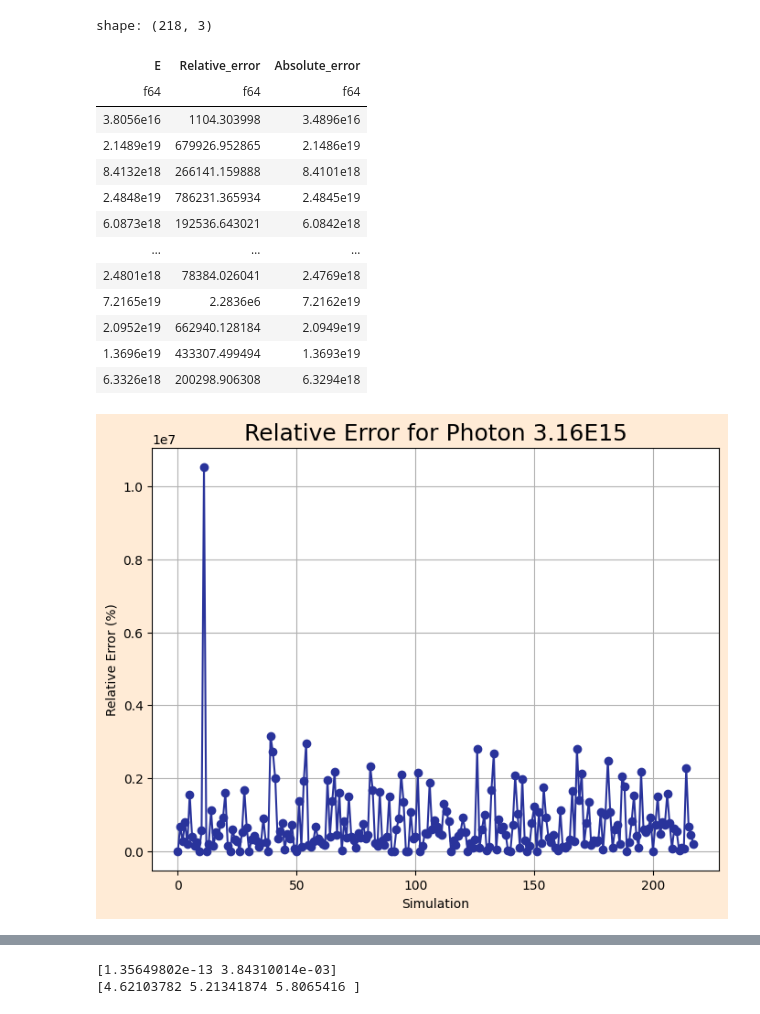
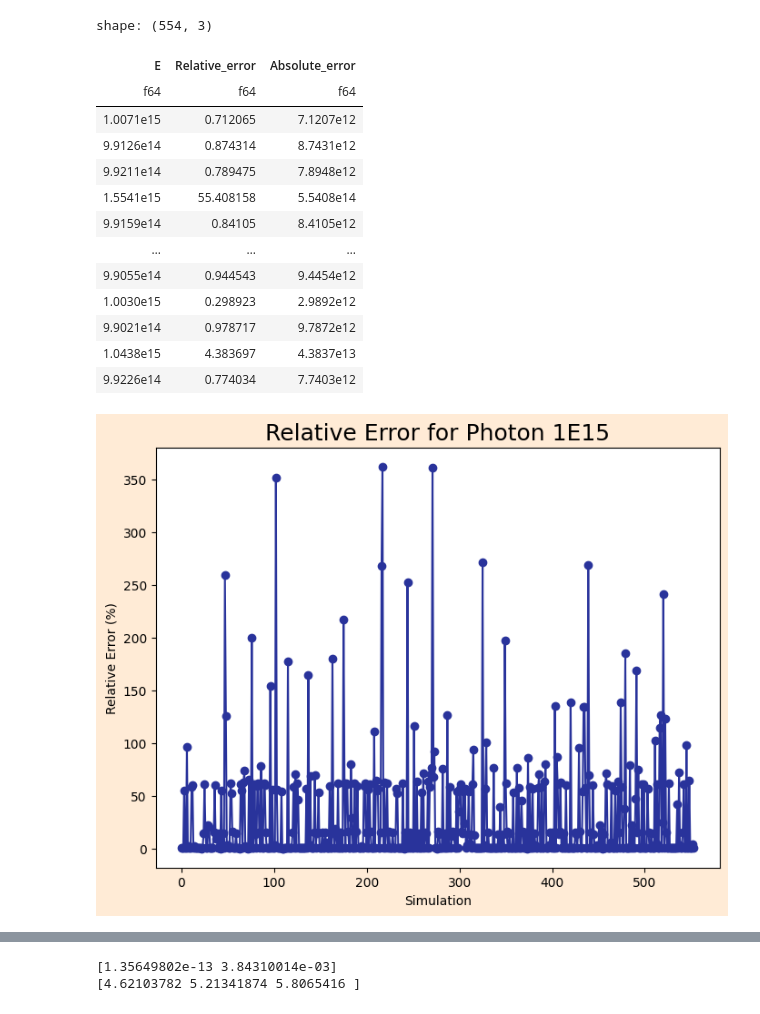
Before and after one commit to lucas-orfei/mestrado, a Jupyter notebook: array_3det.ipynb, the cells around one changed output, grey strips where cells are left out. Cells and saved outputs as stored; diff of their text form; code cells hidden in the pictures.

```diff
--- a/array_3det.ipynb
+++ b/array_3det.ipynb
@@ -110,8 +109,8 @@ name
 # %%
 # Posição dos tanques
-x1 = [0,346]
-x2 = [-400,-346]
-x3 = [400,-346]
+x1 = [0, 800/np.sqrt(3)]
+x2 = [-400, -400/np.sqrt(3)]
+x3 = [400, -400/np.sqrt(3)]
 
 # Distância dos tanques em relação ao centro
 r1 = (x1[0]**2+x1[1]**2)**0.5
@@ -315,22 +304,19 @@ shape: (218, 21)
 # Modelagem NKG
 #def model(r, C, s):
 #    r0 = 7800
-#    return C/(r0^2)*(r/r0)**(s-2)*(1+r/r0)**(s-4.5)
+#    return C/(r0**2)*(r/r0)**(s-2)*(1+r/r0)**(s-4.5)
 
-def model(r, C, s):
-     r0 = 7800
-     return C/(r0^2)*(r)**(s-2)
+def model(r, C, s, r0=7800):
+     return C/(r0**2) * (r/r0)**s
 
 parameters = []
+uncertainties = []
 
 x_cols = ['r1_b', 'r2_b', 'r3_b']
 y_cols = ['rho1', 'rho2', 'rho3']
 
 x = df.select(x_cols).to_numpy()
 y = df.select(y_cols).to_numpy()
-
-#inferior_bounds = [-np.inf, 1]
-#superior_bounds = [np.inf, 2.2]
 
 #for i in range(len(x)):
 #    print(f"Linha {i}: x = {x[i]}, y = {y[i]}")
@@ -339,13 +325,23 @@ for i in range(len(x)):
     r = x[i]
     rho = y[i]
     try:
-        popt, _ = curve_fit(model, r, rho, bounds= ([-np.inf, 1.2], [np.inf, 2.2]))
+        popt, pcov = curve_fit(model, r, rho, bounds= ([800, -2], [np.inf, 2]))
+
+        perr = np.sqrt(np.diag(pcov))
+
         parameters.append(popt)
+        uncertainties.append(perr)
     except RuntimeError:
         parameters.append([np.nan, np.nan])
+        uncertainties.append([np.nan, np.nan])
 
 
-parameters_df = pd.DataFrame(parameters, columns=["C", "s"])
+parameters_df = pl.DataFrame({
+    'C': [p[0] for p in parameters],
+    's': [p[1] for p in parameters],
+    'C_err': [e[0] for e in uncertainties],
+    's_err': [e[1] for e in uncertainties]
+})
 
 parameters_df
 # %% [output]
@@ -431,7 +458,7 @@ ax.legend(['detectors', 'barycenters'], edgecolor = 'black', fontsize = 12, loc
 # Fit do fóton
 from scipy.optimize import curve_fit
 
-C = [4.00201e+04, 2.278e+05, 8E5, 3.38e+06]
+C = [35.58, 165.9, 816.1, 3894]
 E = [1E14, 3.16E14, 1E15, 3.16E15]
 
 logC = np.log10(C)
@@ -500,8 +527,8 @@ shape: (4, 4)
 # %%
 k_photon = coefficients_photon[0]
 p_photon = coefficients_photon[1]
-#c_photon = parameters_df['C']
-c_photon = df['C_optimized']
+c_photon = parameters_df['C']
+#c_photon = df['C_optimized']
 E_photon = []
 E_real = float(name.split(' ')[1])
 
@@ -529,27 +556,28 @@ data = {
 df3 = pl.DataFrame(data)
 df3
 # %% [output]
-shape: (218, 3)
+shape: (554, 3)
 | E | Relative_error | Absolute_error |
 | f64 | f64 | f64 |
-| 3.8056e16 | 1104.303998 | 3.4896e16 |
-| 2.1489e19 | 679926.952865 | 2.1486e19 |
-| 8.4132e18 | 266141.159888 | 8.4101e18 |
-| 2.4848e19 | 786231.365934 | 2.4845e19 |
-| 6.0873e18 | 192536.643021 | 6.0842e18 |
+| 1.0071e15 | 0.712065 | 7.1207e12 |
+| 9.9126e14 | 0.874314 | 8.7431e12 |
+| 9.9211e14 | 0.789475 | 7.8948e12 |
+| 1.5541e15 | 55.408158 | 5.5408e14 |
+| 9.9159e14 | 0.84105 | 8.4105e12 |
 | … | … | … |
-| 2.4801e18 | 78384.026041 | 2.4769e18 |
-| 7.2165e19 | 2.2836e6 | 7.2162e19 |
-| 2.0952e19 | 662940.128184 | 2.0949e19 |
-| 1.3696e19 | 433307.499494 | 1.3693e19 |
-| 6.3326e18 | 200298.906308 | 6.3294e18 |
+| 9.9055e14 | 0.944543 | 9.4454e12 |
+| 1.0030e15 | 0.298923 | 2.9892e12 |
+| 9.9021e14 | 0.978717 | 9.7872e12 |
+| 1.0438e15 | 4.383697 | 4.3837e13 |
+| 9.9226e14 | 0.774034 | 7.7403e12 |
 # %%
 fig, ax = plt.subplots(figsize = (8, 6), facecolor = '#FFEBD6')
-plt.plot(erro_relativo, marker='o', linestyle='-', color='#29339B')
+#plt.plot(erro_relativo, marker='o', linestyle='-', color='#29339B')
+plt.plot(erro_relativo, marker='o', color='#29339B')
 plt.xlabel('Simulation')
 plt.ylabel('Relative Error (%)')
 plt.title('Relative Error for ' + str(name), size = 18)
-plt.grid(True)
+#plt.grid(True)
 plt.show()
 # %% [output]
-[figure, old version]
+[figure, new version]
```
Also changed, not shown: parts of 20 cells of this notebook, 1 other file.
